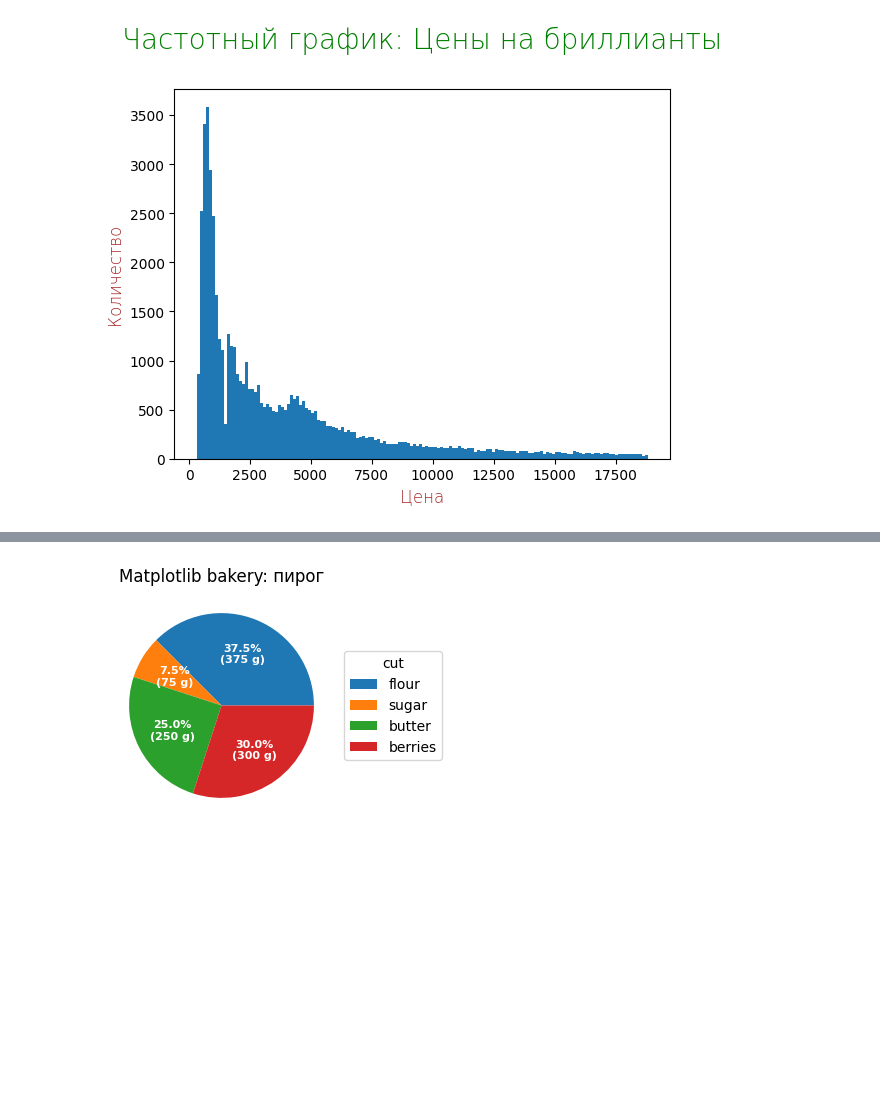
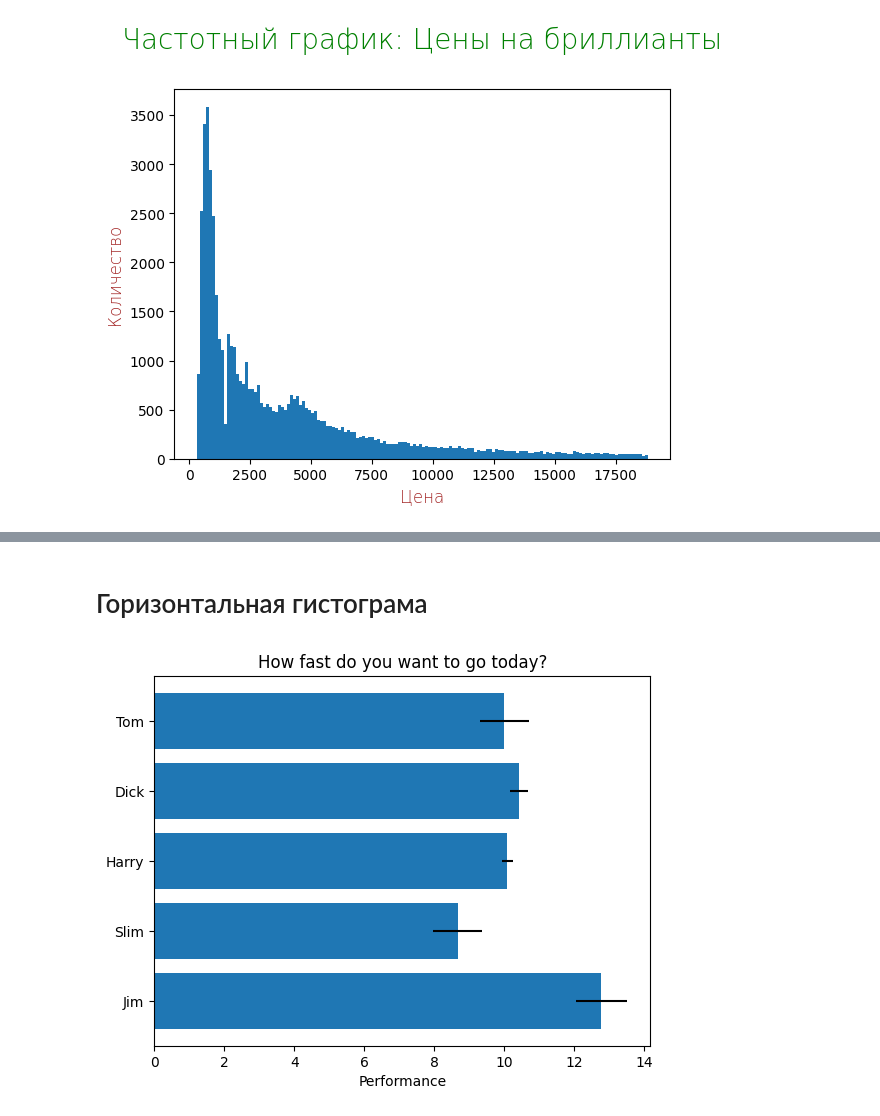
Before and after one commit to alexsergakov/Jupyter, a Jupyter notebook: Second.ipynb, the cells around one changed output, grey strips where cells are left out. Drawn from its saved outputs; the diff is of its cells as text; code cells hidden in the pictures; blank space fills up the shorter version.

```diff
--- a/Second.ipynb
+++ b/Second.ipynb
@@ -77,8 +77,28 @@ plt.show()
-# %%
-
-import numpy as np
-import matplotlib.pyplot as plt
-
-fig, ax = plt.subplots(figsize=(6, 3), subplot_kw=dict(aspect="equal"))
-# %% [output]
-[figure, removed]
+# %% [markdown]
+# Горизонтальная гистограма
+# %%
+import matplotlib.pyplot as plt
+import numpy as np
+
+# Fixing random state for reproducibility
+np.random.seed(19680801)
+
+
+plt.rcdefaults()
+fig, ax = plt.subplots()
+
+# Example data
+people = ('Tom', 'Dick', 'Harry', 'Slim', 'Jim')
+y_pos = np.arange(len(people))
+performance = 3 + 10 * np.random.rand(len(people))
+error = np.random.rand(len(people))
+
+ax.barh(y_pos, performance, xerr=error, align='center')
+ax.set_yticks(y_pos, labels=people)
+ax.invert_yaxis()  # labels read top-to-bottom
+ax.set_xlabel('Performance')
+ax.set_title('How fast do you want to go today?')
+
+plt.show()
+# %% [output]
+[figure, added]
```
Also changed, not shown: parts of 1 cell of this notebook.
